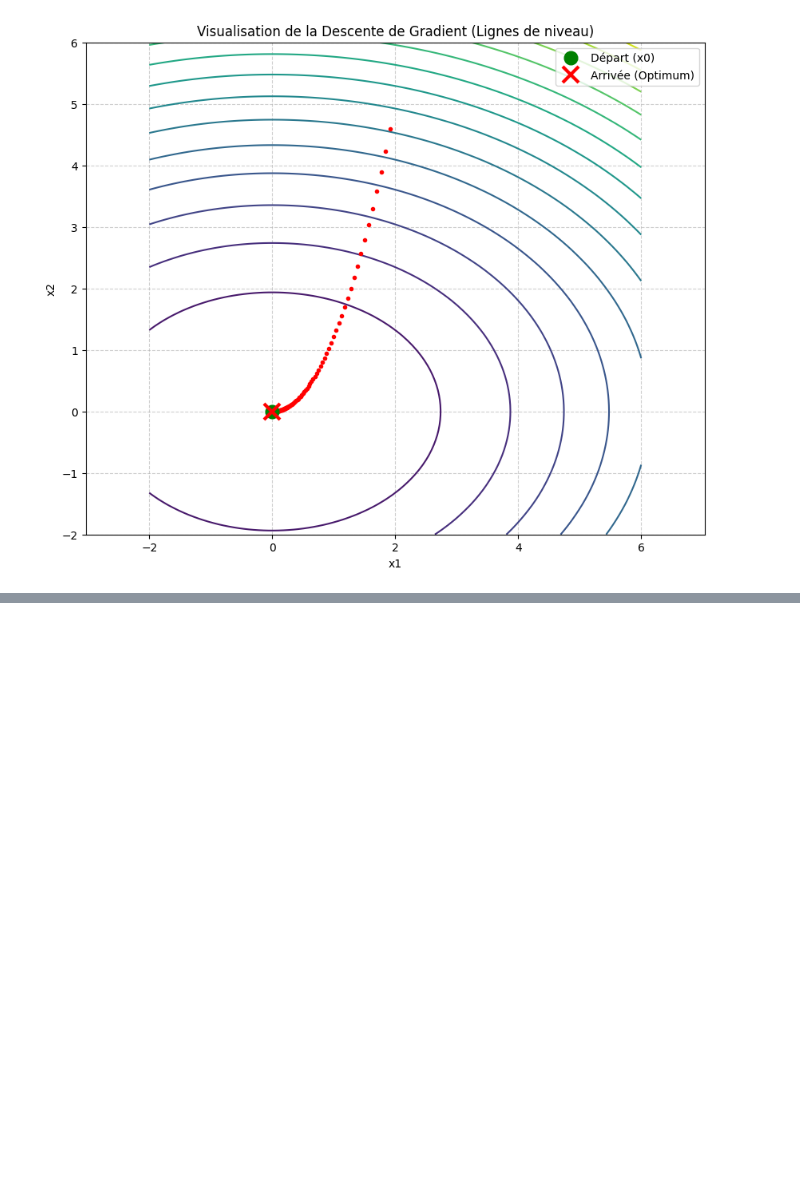
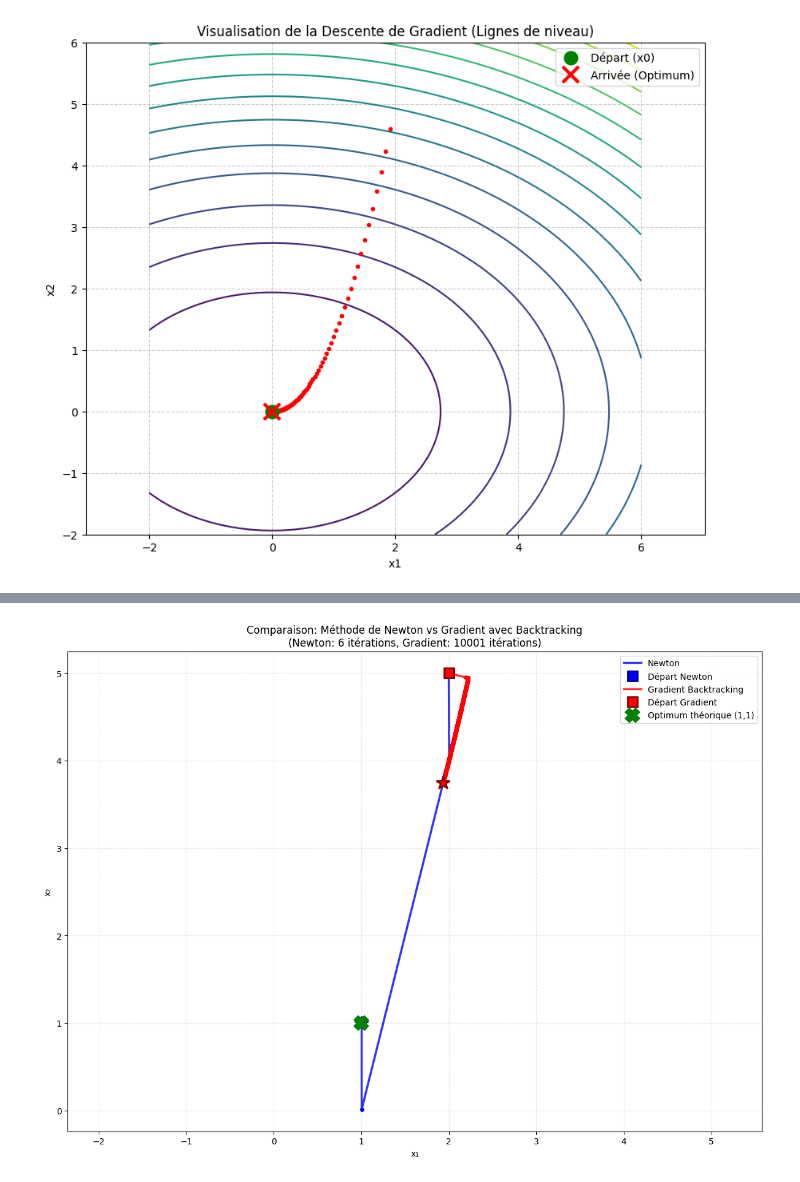
Before and after one commit to hamzajer/BACO, a Jupyter notebook: TP-BACO-Sujet.ipynb, the cells around one changed output, grey strips where cells are left out. Drawn from its saved outputs; the diff is of its cells as text; code cells hidden in the pictures; blank space fills up the shorter version.

```diff
--- a/TP-BACO-Sujet.ipynb
+++ b/TP-BACO-Sujet.ipynb
@@ -209,0 +298,91 @@ minimum trouver apres 333 iterations
+# %%
+def hess_f_rosen(x):
+    x, y = x[0], x[1]
+    return np.array([[1200*x**2 - 400*y + 2, -400*x], [-400*x, 200]])
+
+def newton_method(f, grad_f, hess_f, x0, epsilon, max_iter = 10000):
+    x, y = x0[0], x0[1]
+    history = [(x, y)]
+    for _ in range(max_iter):
+        gx, gy = grad_f((x,y))
+        hess_inv = np.linalg.inv(hess_f((x,y)))
+        norm = (gx**2 + gy**2)**0.5
+
+        if norm < epsilon:
+            break
+
+        (x, y) = (x, y)  - hess_inv @ grad_f((x, y))
+        history.append((x,y))
+
+    return history
+
+histnewton = newton_method(f_rosen,grad_f_rosen,hess_f_rosen,[2,5],1e-5, 10000)
+hist = gradient_descent_backtracking(f_rosen, grad_f_rosen, [2,5], 2, 0.25, 0.5, 1e-5)
+
+
+
+
+
+
+newton_x = [point[0] for point in histnewton]
+newton_y = [point[1] for point in histnewton]
+
+# Extraction des coordonnées pour la descente de gradient
+grad_x = [point[0] for point in hist]
+grad_y = [point[1] for point in hist]
+
+# Détermination des limites de la grille (incluant les deux trajectoires)
+all_x = newton_x + grad_x
+all_y = newton_y + grad_y
+
+x_min = min(all_x) - 0.5
+x_max = max(all_x) + 0.5
+y_min = min(all_y) - 0.5
+y_max = max(all_y) + 0.5
+
+# Création de la grille pour les lignes de niveau
+n_points = 200
+x_grid = [x_min + i * (x_max - x_min) / (n_points - 1) for i in range(n_points)]
+y_grid = [y_min + i * (y_max - y_min) / (n_points - 1) for i in range(n_points)]
+
+# Création de X, Y et Z pour les contours (fonction de Rosenbrock)
+X = [[x for x in x_grid] for _ in range(n_points)]
+Y = [[y_grid[i] for _ in range(n_points)] for i in range(n_points)]
+Z = [[f_rosen([X[i][j], Y[i][j]]) for j in range(n_points)] for i in range(n_points)]
+
+# Affichage
+plt.figure(figsize=(12, 9))
+
+# Trajectoire Newton (BLEU)
+plt.plot(newton_x, newton_y, 'b-', label='Newton', linewidth=2.5, alpha=0.8)
+plt.plot(newton_x, newton_y, 'b.', markersize=8)
+plt.plot(newton_x[0], newton_y[0], 'bs', markersize=12,
+         markeredgecolor='darkblue', markeredgewidth=2, label='Départ Newton')
+plt.plot(newton_x[-1], newton_y[-1], 'b*', markersize=16,
+         markeredgecolor='darkblue', markeredgewidth=2)
+
+# Trajectoire Gradient avec Backtracking (ROUGE)
+plt.plot(grad_x, grad_y, 'r-', label='Gradient Backtracking', linewidth=2.5, alpha=0.8)
+plt.plot(grad_x, grad_y, 'r.', markersize=8)
+plt.plot(grad_x[0], grad_y[0], 'rs', markersize=12,
+         markeredgecolor='darkred', markeredgewidth=2, label='Départ Gradient')
+plt.plot(grad_x[-1], grad_y[-1], 'r*', markersize=16,
+         markeredgecolor='darkred', markeredgewidth=2)
+
+# Marquer l'optimum théorique (1, 1) pour Rosenbrock
+plt.plot(1, 1, 'gX', markersize=14, markeredgewidth=3,
+         label='Optimum théorique (1,1)')
+
+plt.title("Comparaison: Méthode de Newton vs Gradient avec Backtracking\n" +
+          f"(Newton: {len(histnewton)} itérations, Gradient: {len(hist)} itérations)")
+plt.xlabel("x₁")
+plt.ylabel("x₂")
+plt.legend(loc='best', fontsize=10)
+plt.grid(True, linestyle='--', alpha=0.3)
+plt.axis('equal')
+
+
+plt.tight_layout()
+plt.show()
+# %% [output]
+[figure, added]
```
Also changed, not shown: parts of 8 cells of this notebook.
